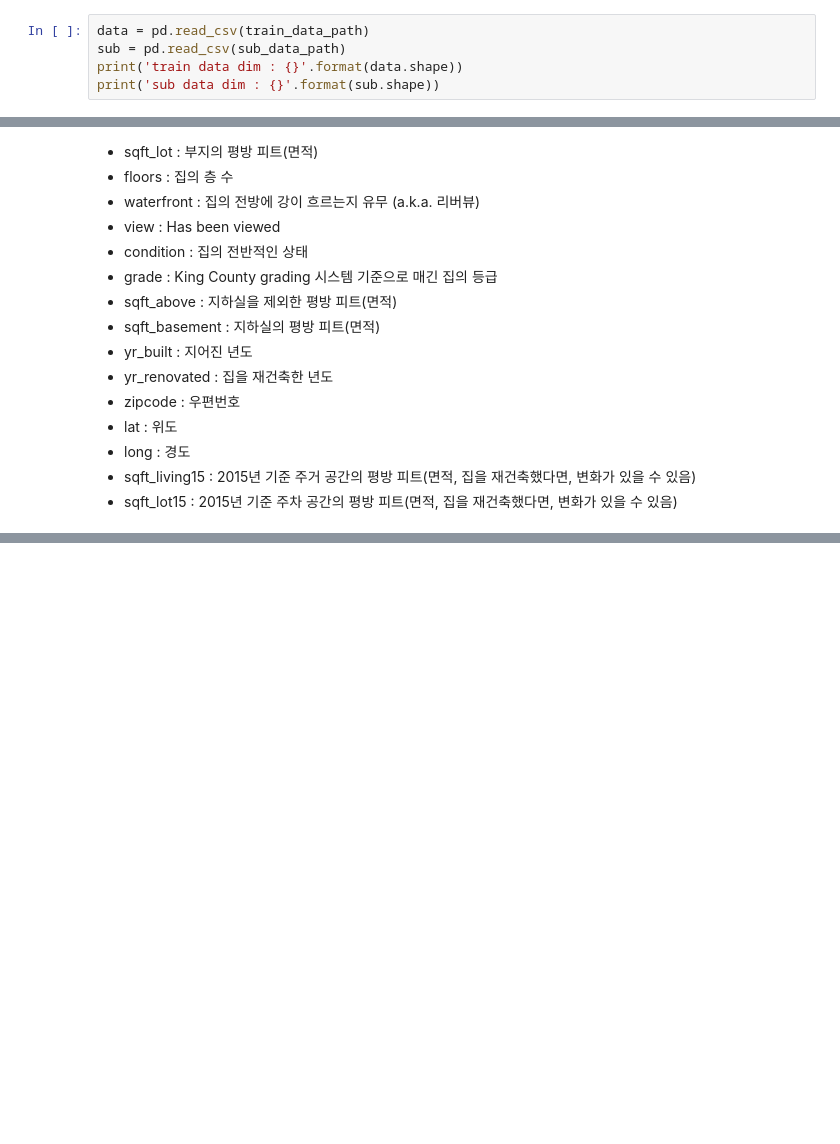
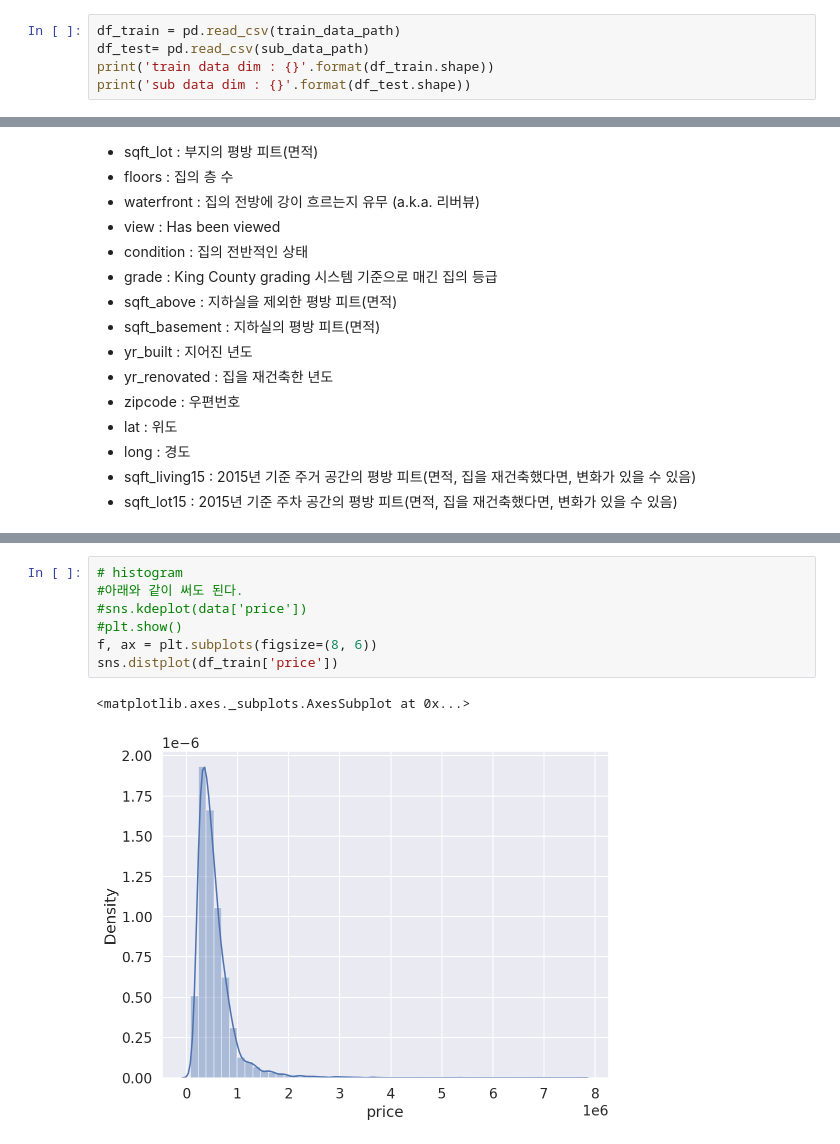
Before and after one commit to mkkim007/AIFFEL, a Jupyter notebook: [E_06]MyFirstKaggle.ipynb, the cells around one changed output, grey strips where cells are left out. Cells and saved outputs as stored; diff of their text form; blank space fills up the shorter version.

```diff
--- a/[E_06]MyFirstKaggle.ipynb
+++ b/[E_06]MyFirstKaggle.ipynb
@@ -66,5 +91,5 @@ print(sub_data_path)
 # %%
-data = pd.read_csv(train_data_path)
-sub = pd.read_csv(sub_data_path)
-print('train data dim : {}'.format(data.shape))
-print('sub data dim : {}'.format(sub.shape))
+df_train = pd.read_csv(train_data_path)
+df_test= pd.read_csv(sub_data_path)
+print('train data dim : {}'.format(df_train.shape))
+print('sub data dim : {}'.format(df_test.shape))
@@ -114,0 +170,10 @@ data.head()
+# %%
+# histogram
+#아래와 같이 써도 된다.
+#sns.kdeplot(data['price'])
+#plt.show()
+f, ax = plt.subplots(figsize=(8, 6))
+sns.distplot(df_train['price'])
+# %% [output]
+<matplotlib.axes._subplots.AxesSubplot at 0x...>
+[figure, added]
```
Also changed, not shown: parts of 85 cells of this notebook.
